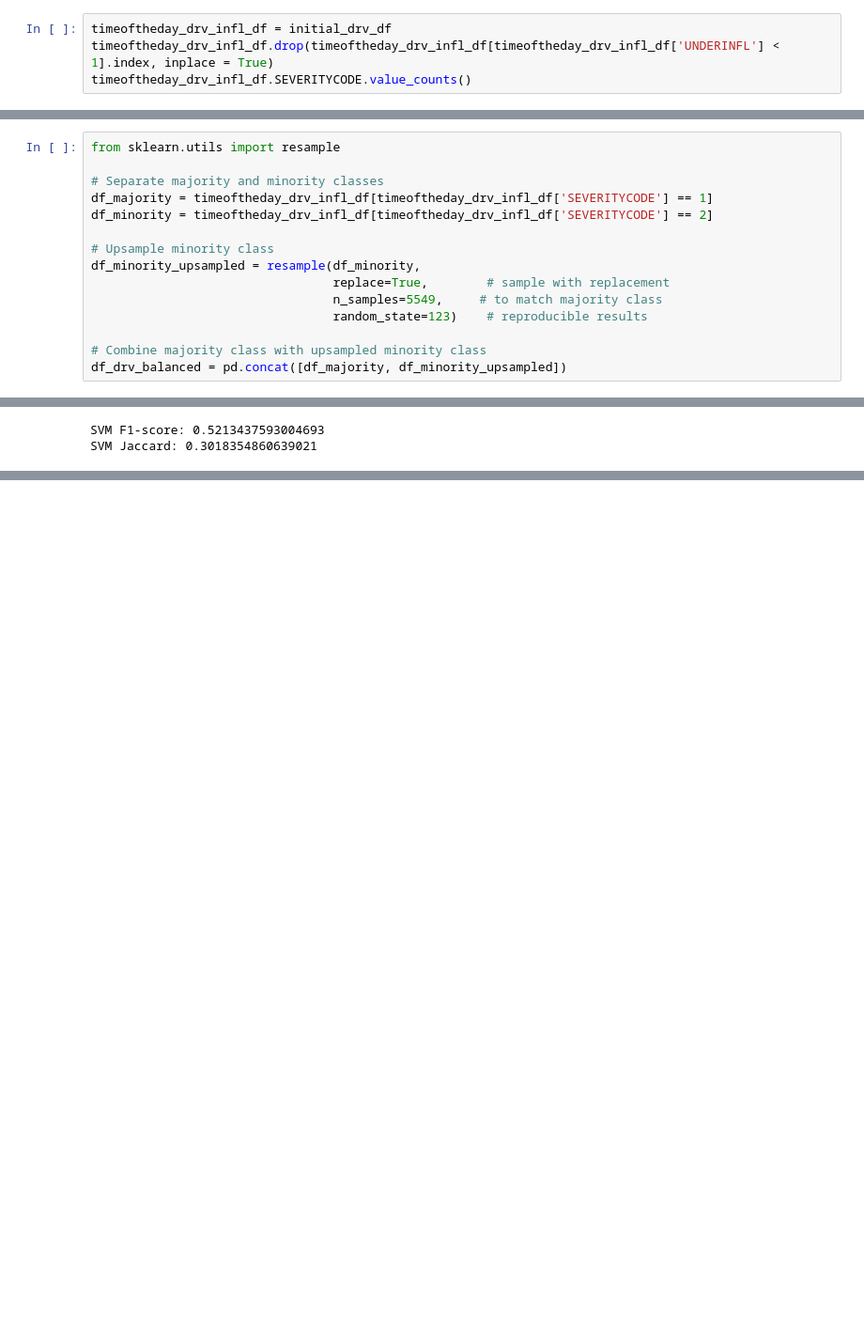
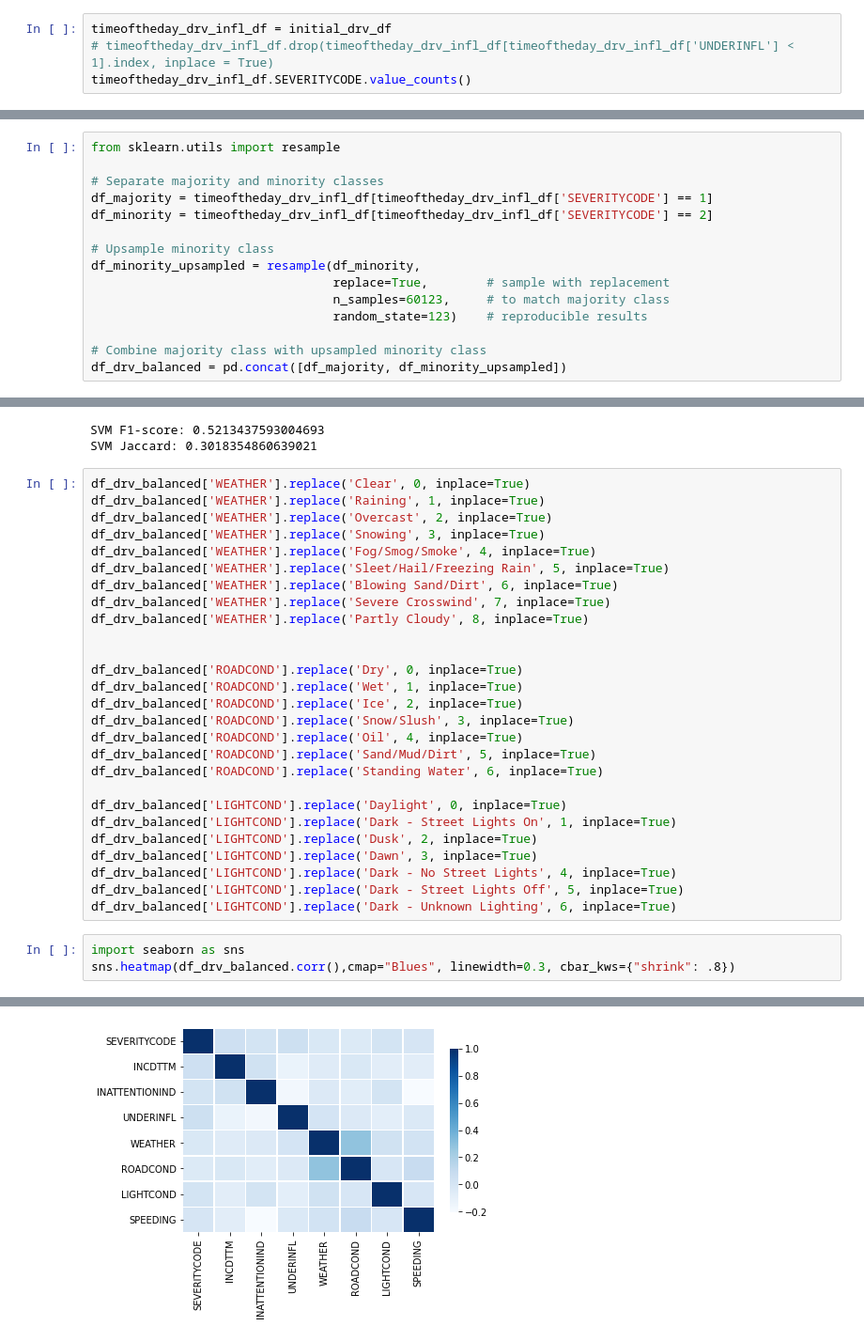
Before and after one commit to delsakov/Coursera-DataScience, a Jupyter notebook: Data Science Capstone.ipynb, the cells around one changed output, grey strips where cells are left out. Shown at 94% size. Cells and saved outputs as stored; diff of their text form; blank space fills up the shorter version.

```diff
--- a/Data Science Capstone.ipynb
+++ b/Data Science Capstone.ipynb
@@ -1146,6 +1219,6 @@ initial_drv_df.SEVERITYCODE.value_counts()
 Name: SEVERITYCODE, dtype: int64
 # %%
 timeoftheday_drv_infl_df = initial_drv_df
-timeoftheday_drv_infl_df.drop(timeoftheday_drv_infl_df[timeoftheday_drv_infl_df['UNDERINFL'] < 1].index, inplace = True)
+# timeoftheday_drv_infl_df.drop(timeoftheday_drv_infl_df[timeoftheday_drv_infl_df['UNDERINFL'] < 1].index, inplace = True)
 timeoftheday_drv_infl_df.SEVERITYCODE.value_counts()
 # %% [output]
@@ -1164,7 +1237,7 @@ df_minority = timeoftheday_drv_infl_df[timeoftheday_drv_infl_df['SEVERITYCODE']
 # Upsample minority class
 df_minority_upsampled = resample(df_minority,
                                  replace=True,        # sample with replacement
-                                 n_samples=5549,     # to match majority class
+                                 n_samples=60123,     # to match majority class
                                  random_state=123)    # reproducible results
 
 # Combine majority class with upsampled minority class
@@ -1333,3 +1406,34 @@ print('SVM Jaccard:', svm_js)
 # %% [output]
 SVM F1-score: 0.5213437593004693
 SVM Jaccard: 0.3018354860639021
+# %%
+df_drv_balanced['WEATHER'].replace('Clear', 0, inplace=True)
+df_drv_balanced['WEATHER'].replace('Raining', 1, inplace=True)
+df_drv_balanced['WEATHER'].replace('Overcast', 2, inplace=True)
+df_drv_balanced['WEATHER'].replace('Snowing', 3, inplace=True)
+df_drv_balanced['WEATHER'].replace('Fog/Smog/Smoke', 4, inplace=True)
+df_drv_balanced['WEATHER'].replace('Sleet/Hail/Freezing Rain', 5, inplace=True)
+df_drv_balanced['WEATHER'].replace('Blowing Sand/Dirt', 6, inplace=True)
+df_drv_balanced['WEATHER'].replace('Severe Crosswind', 7, inplace=True)
+df_drv_balanced['WEATHER'].replace('Partly Cloudy', 8, inplace=True)
+
+
+df_drv_balanced['ROADCOND'].replace('Dry', 0, inplace=True)
+df_drv_balanced['ROADCOND'].replace('Wet', 1, inplace=True)
+df_drv_balanced['ROADCOND'].replace('Ice', 2, inplace=True)
+df_drv_balanced['ROADCOND'].replace('Snow/Slush', 3, inplace=True)
+df_drv_balanced['ROADCOND'].replace('Oil', 4, inplace=True)
+df_drv_balanced['ROADCOND'].replace('Sand/Mud/Dirt', 5, inplace=True)
+df_drv_balanced['ROADCOND'].replace('Standing Water', 6, inplace=True)
+
+df_drv_balanced['LIGHTCOND'].replace('Daylight', 0, inplace=True)
+df_drv_balanced['LIGHTCOND'].replace('Dark - Street Lights On', 1, inplace=True)
+df_drv_balanced['LIGHTCOND'].replace('Dusk', 2, inplace=True)
+df_drv_balanced['LIGHTCOND'].replace('Dawn', 3, inplace=True)
+df_drv_balanced['LIGHTCOND'].replace('Dark - No Street Lights', 4, inplace=True)
+df_drv_balanced['LIGHTCOND'].replace('Dark - Street Lights Off', 5, inplace=True)
+df_drv_balanced['LIGHTCOND'].replace('Dark - Unknown Lighting', 6, inplace=True)
+# %%
+import seaborn as sns
+sns.heatmap(df_drv_balanced.corr(),cmap="Blues", linewidth=0.3, cbar_kws={"shrink": .8})
+# %% [output]
@@ -1335,0 +1441 @@ SVM Jaccard: 0.3018354860639021
+[figure, added]
```
Also changed, not shown: parts of 13 cells of this notebook.
